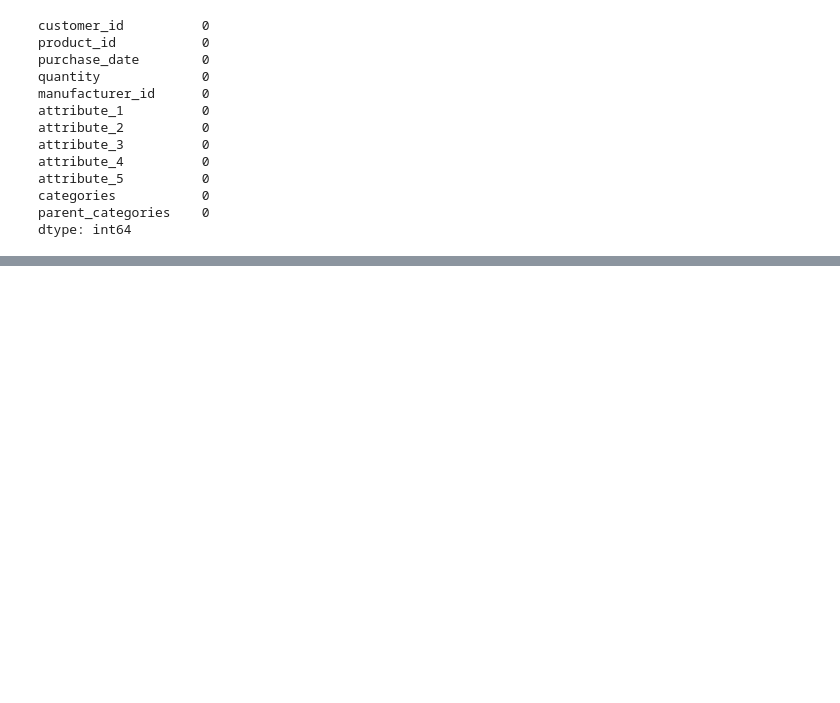
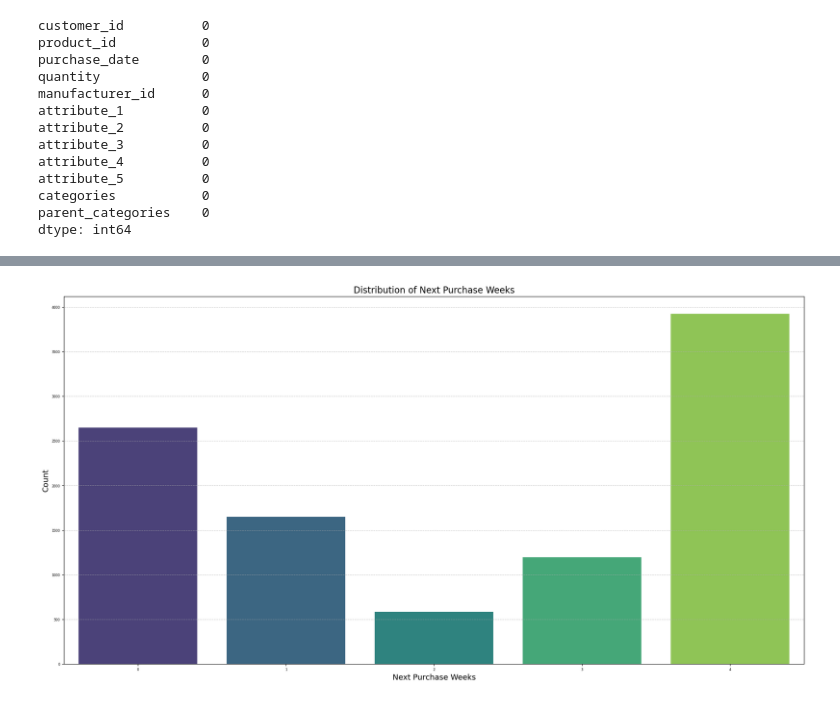
Before and after one commit to hasantahabagci/YZV311_2425_150210338_150220330, a Jupyter notebook: exploration.ipynb, the cells around one changed output, grey strips where cells are left out. Cells and saved outputs as stored; diff of their text form; code cells hidden in the pictures; blank space fills up the shorter version.

```diff
--- a/exploration.ipynb
+++ b/exploration.ipynb
@@ -481,0 +418,28 @@ final_test[['prediction','last_purchase','recency_diff_div_total','new_predictio
+# %%
+from sklearn.preprocessing import MultiLabelBinarizer
+import pandas as pd
+
+# Transform the test set using the previously trained MultiLabelBinarizer (mlb) model
+test_final_mlb = mlb.transform(test_data_droped['parent_categories'])
+
+# match column names
+mlb_columns = mlb.classes_
+
+
+test_final = pd.concat([
+    test_data_droped.reset_index(drop=True),
+    pd.DataFrame(test_final_mlb, columns=mlb_columns)
+], axis=1)
+
+
+test_final = test_final.drop(columns=['parent_categories'], errors='ignore')
+# %%
+import pandas as pd
+import joblib
+
+model = joblib.load('xgb_model_custom.pkl')
+
+y_pred = model.predict(test_final)
+
+test_final['prediction'] = y_pred
+test_final
@@ -481,0 +498,16 @@ final_test[['prediction','last_purchase','recency_diff_div_total','new_predictio
+# %%
+import matplotlib.pyplot as plt
+import seaborn as sns
+
+plt.figure(figsize=(24, 12))
+sns.countplot(x='prediction', data=test_final, palette="viridis")
+
+plt.title('Distribution of Next Purchase Weeks', fontsize=16)
+plt.xlabel('Next Purchase Weeks', fontsize=14)
+plt.ylabel('Count', fontsize=14)
+plt.xticks(fontsize=6)
+plt.yticks(fontsize=6)
+plt.grid(axis='y', linestyle='--', alpha=0.7)
+plt.show()
+# %% [output]
+[figure, added]
```
Also changed, not shown: parts of 50 cells of this notebook, 6 other files.
